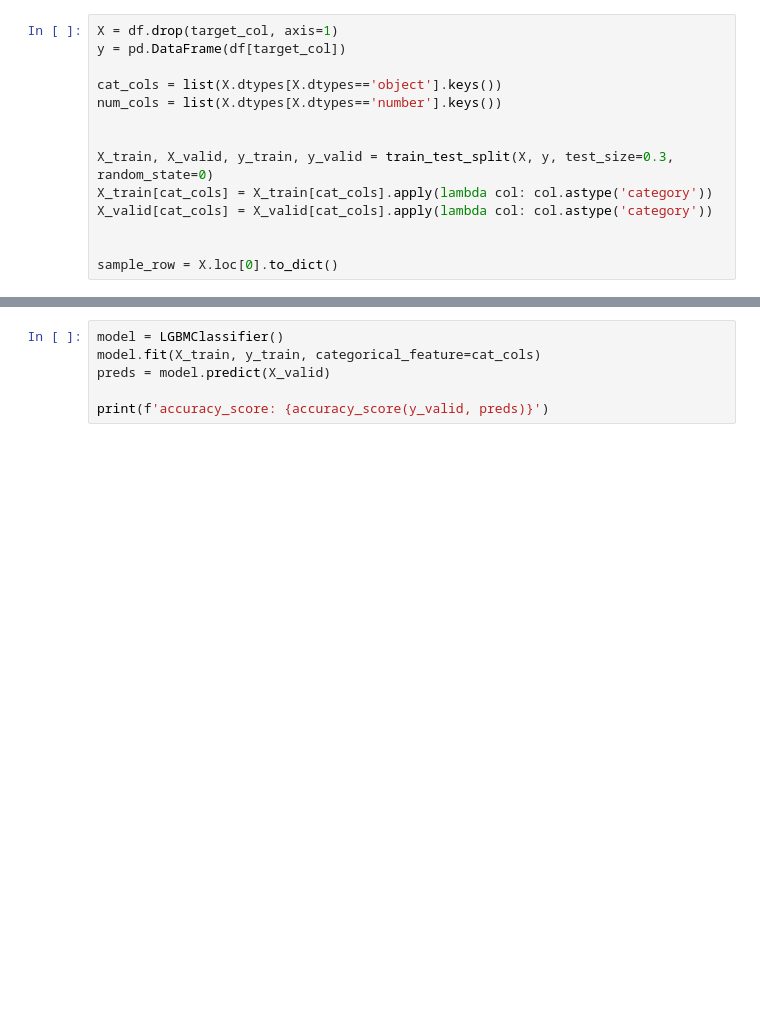
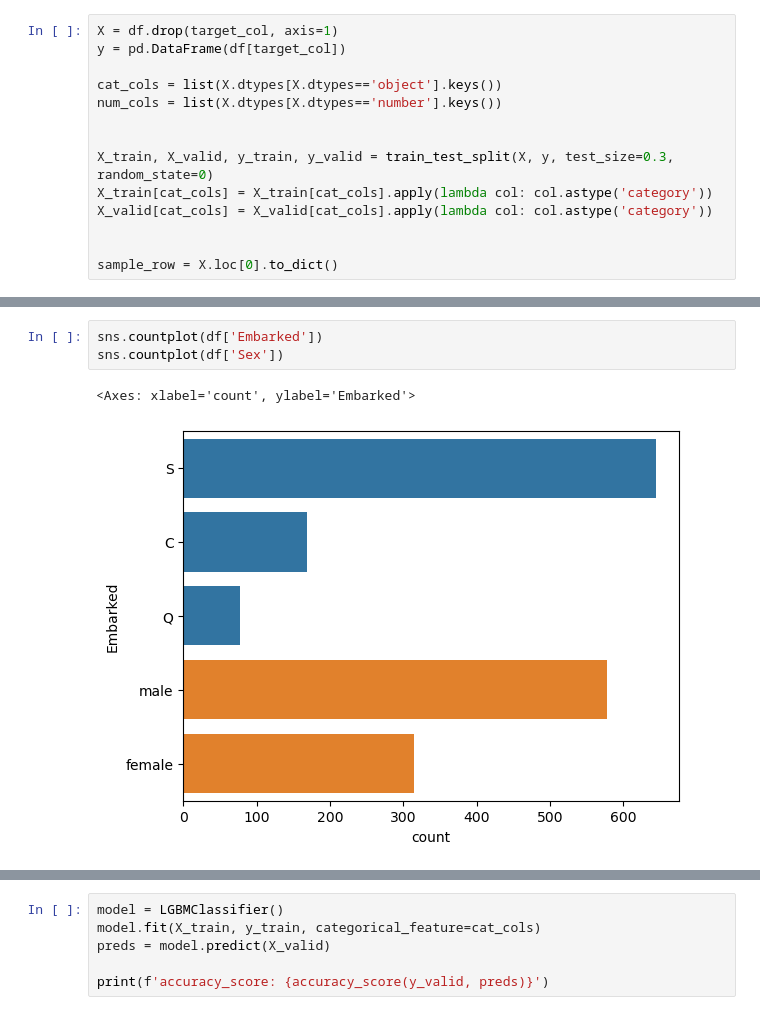
Before and after one commit to ucagub/kaggle_practice, a Jupyter notebook: titanic/train.ipynb, the cells around one changed output, grey strips where cells are left out. Drawn from its saved outputs; the diff is of its cells as text; blank space fills up the shorter version.

```diff
--- a/titanic/train.ipynb
+++ b/titanic/train.ipynb
@@ -59,0 +92,6 @@ sample_row = X.loc[0].to_dict()
+# %%
+sns.countplot(df['Embarked'])
+sns.countplot(df['Sex'])
+# %% [output]
+<Axes: xlabel='count', ylabel='Embarked'>
+[figure, added]
```
Also changed, not shown: parts of 5 cells of this notebook, 1 other file.
